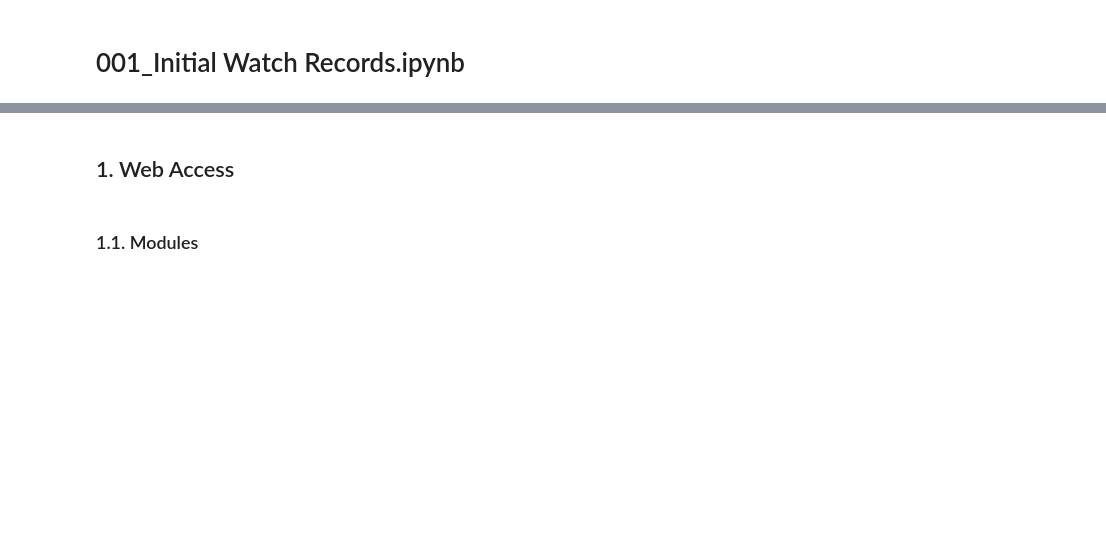
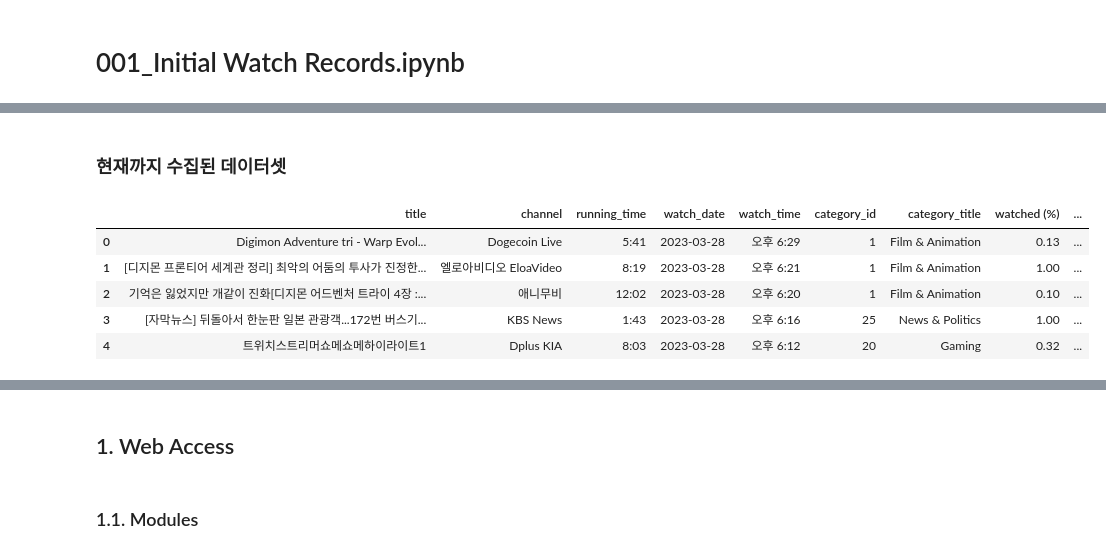
Before and after one commit to Jhwan-adV/side1_youtube, a Jupyter notebook: 001_Initial_Watch_Records.ipynb, the cells around one changed output, grey strips where cells are left out. Saved outputs shown, nothing was run; the diff lists cells and outputs as text; code cells hidden in the pictures; blank space fills up the shorter version.

```diff
--- a/001_Initial_Watch_Records.ipynb
+++ b/001_Initial_Watch_Records.ipynb
@@ -2,0 +36,19 @@
+# %% [markdown]
+### 현재까지 수집된 데이터셋
+# %%
+import pandas as pd
+
+def read_csv(directory):
+    df = pd.read_csv(directory, encoding='utf-8')
+    df.drop('Unnamed: 0', axis=1, inplace=True)
+    return df
+# %%
+df_record = read_csv('data/20230329_watch_record_initial.csv')
+df_record.head()
+# %% [output]
+|  | title | channel | running_time | watch_date | watch_time | category_id | category_title | watched (%) | ... |
+| 0 | Digimon Adventure tri - Warp Evol... | Dogecoin Live | 5:41 | 2023-03-28 | 오후 6:29 | 1 | Film & Animation | 0.13 | ... |
+| 1 | [디지몬 프론티어 세계관 정리] 최악의 어둠의 투사가 진정한... | 엘로아비디오 EloaVideo | 8:19 | 2023-03-28 | 오후 6:21 | 1 | Film & Animation | 1.00 | ... |
+| 2 | 기억은 잃었지만 개같이 진화[디지몬 어드벤처 트라이 4장 :... | 애니무비 | 12:02 | 2023-03-28 | 오후 6:20 | 1 | Film & Animation | 0.10 | ... |
+| 3 | [자막뉴스] 뒤돌아서 한눈판 일본 관광객...172번 버스기... | KBS News | 1:43 | 2023-03-28 | 오후 6:16 | 25 | News & Politics | 1.00 | ... |
+| 4 | 트위치스트리머쇼메쇼메하이라이트1 | Dplus KIA | 8:03 | 2023-03-28 | 오후 6:12 | 20 | Gaming | 0.32 | ... |
```
Also changed, not shown: parts of 3 cells of this notebook, 1 other file.
